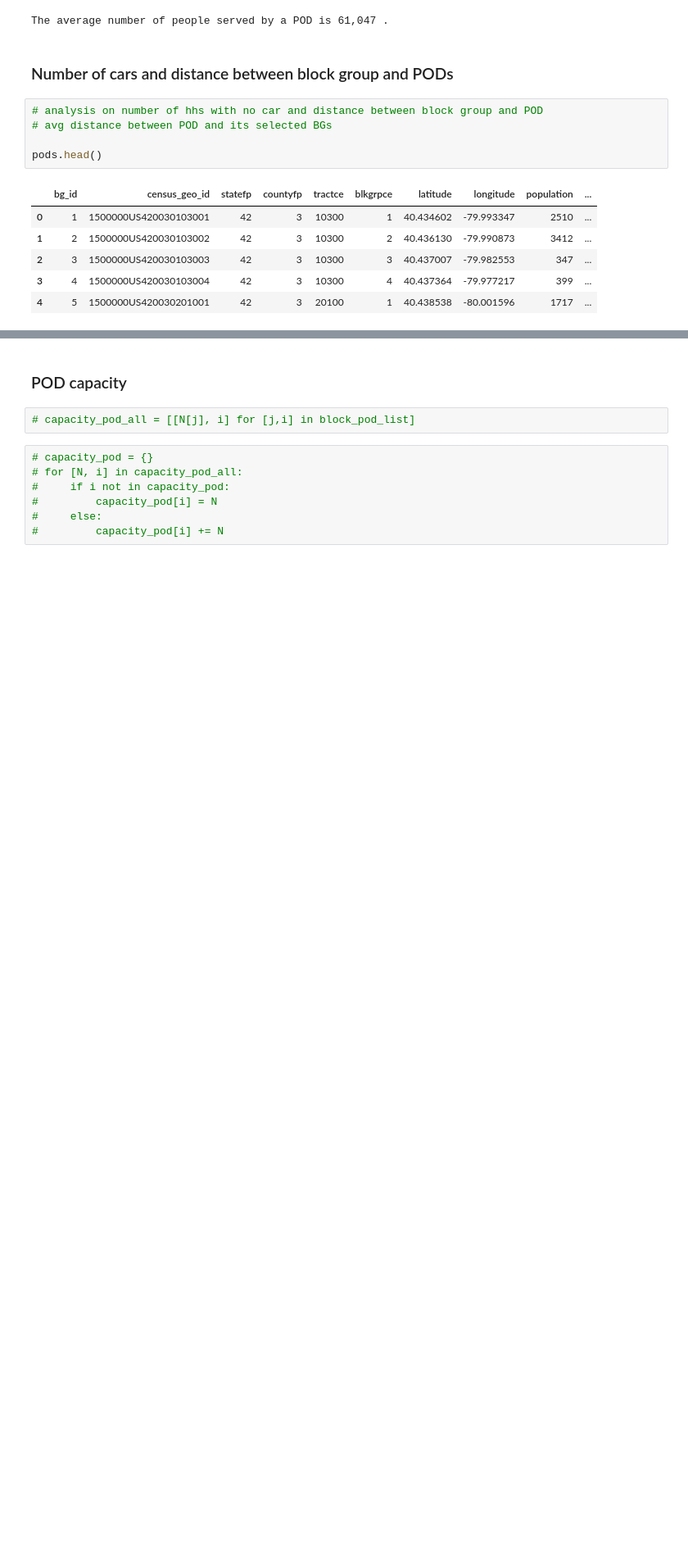
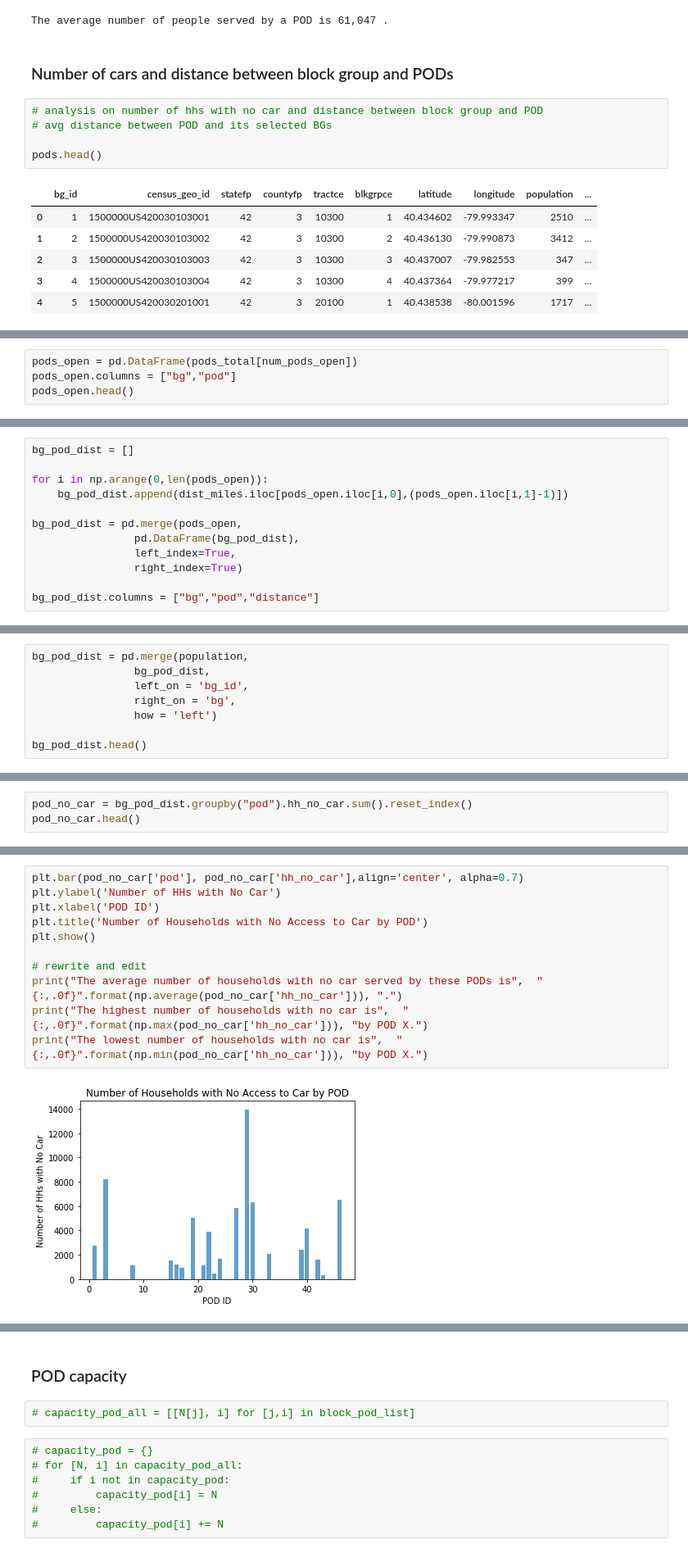
Before and after one commit to espeigle36/points-of-dispense, a Jupyter notebook: Analysis.ipynb, the cells around one changed output, grey strips where cells are left out. Shown at 82% size. Saved outputs shown, nothing was run; the diff lists cells and outputs as text; blank space fills up the shorter version.

Commit message:
Add analysis of HHs with no car
Get distances between block groups and PODs; conduct preliminary analysis of HHs with no car

```diff
--- a/Analysis.ipynb
+++ b/Analysis.ipynb
@@ -196,0 +192,4 @@ dist_miles[[1]]
+# %%
+pods_open = pd.DataFrame(pods_total[num_pods_open])
+pods_open.columns = ["bg","pod"]
+pods_open.head()
@@ -196,0 +207,12 @@ dist_miles[[1]]
+# %%
+bg_pod_dist = []
+
+for i in np.arange(0,len(pods_open)):
+    bg_pod_dist.append(dist_miles.iloc[pods_open.iloc[i,0],(pods_open.iloc[i,1]-1)])
+
+bg_pod_dist = pd.merge(pods_open,
+                pd.DataFrame(bg_pod_dist),
+                left_index=True,
+                right_index=True)
+
+bg_pod_dist.columns = ["bg","pod","distance"]
@@ -196,0 +226,8 @@ dist_miles[[1]]
+# %%
+bg_pod_dist = pd.merge(population,
+                bg_pod_dist,
+                left_on = 'bg_id',
+                right_on = 'bg',
+                how = 'left')
+
+bg_pod_dist.head()
@@ -196,0 +241,3 @@ dist_miles[[1]]
+# %%
+pod_no_car = bg_pod_dist.groupby("pod").hh_no_car.sum().reset_index()
+pod_no_car.head()
@@ -196,0 +251,13 @@ dist_miles[[1]]
+# %%
+plt.bar(pod_no_car['pod'], pod_no_car['hh_no_car'],align='center', alpha=0.7)
+plt.ylabel('Number of HHs with No Car')
+plt.xlabel('POD ID')
+plt.title('Number of Households with No Access to Car by POD')
+plt.show()
+
+# rewrite and edit
+print("The average number of households with no car served by these PODs is",  "{:,.0f}".format(np.average(pod_no_car['hh_no_car'])), ".")
+print("The highest number of households with no car is",  "{:,.0f}".format(np.max(pod_no_car['hh_no_car'])), "by POD X.")
+print("The lowest number of households with no car is",  "{:,.0f}".format(np.min(pod_no_car['hh_no_car'])), "by POD X.")
+# %% [output]
+[figure, added]
```
Also changed, not shown: parts of 10 cells of this notebook.
